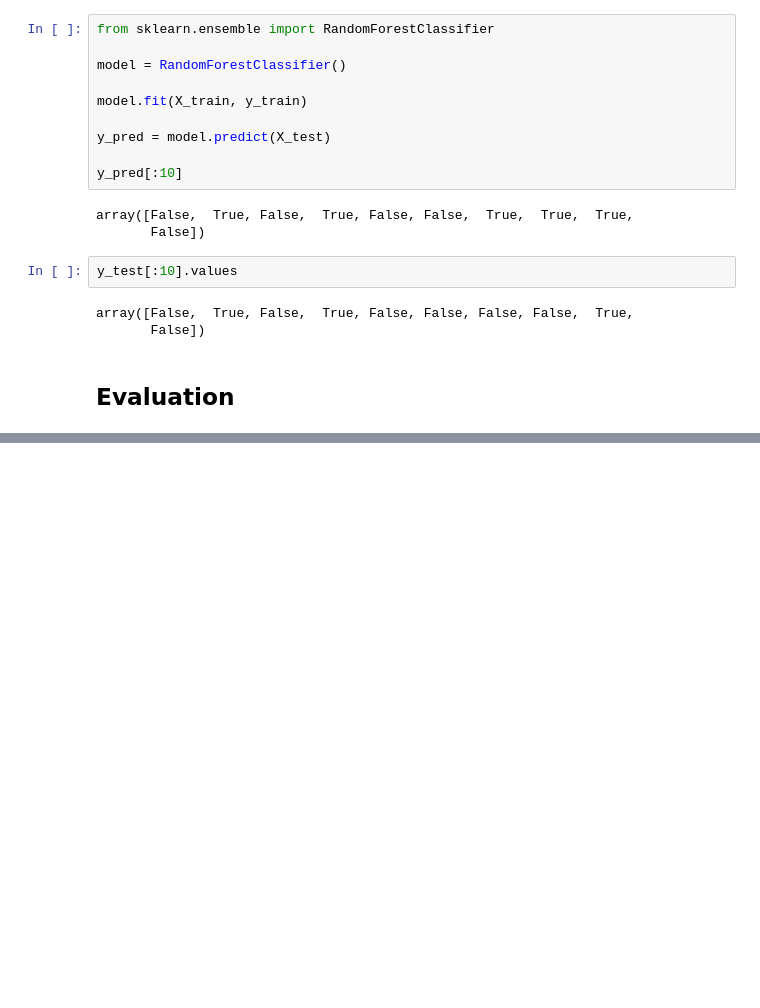
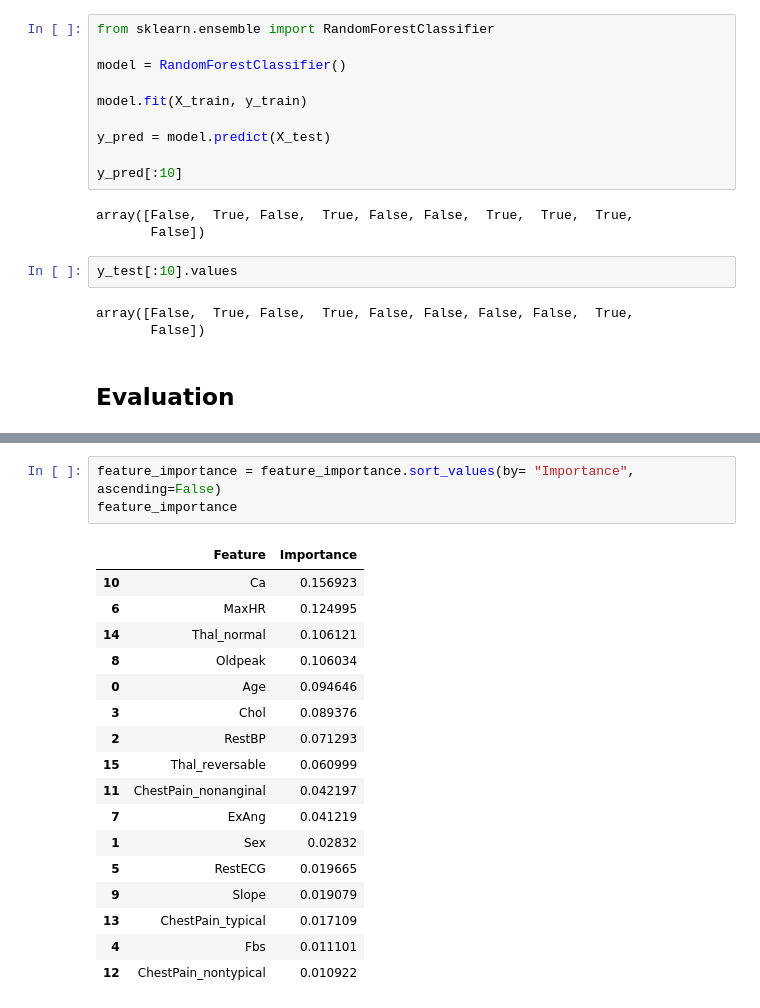
Before and after one commit to TonalLobster/AI_Engineering_Edwin_Lindblom, a Jupyter notebook: code_alongs/06_random_forest/random_forest.ipynb, the cells around one changed output, grey strips where cells are left out. Saved outputs shown, nothing was run; the diff lists cells and outputs as text; blank space fills up the shorter version.

```diff
--- a/code_alongs/06_random_forest/random_forest.ipynb
+++ b/code_alongs/06_random_forest/random_forest.ipynb
@@ -142,0 +194,21 @@ weighted avg       0.82      0.82      0.82        99
+# %%
+feature_importance = feature_importance.sort_values(by= "Importance", ascending=False)
+feature_importance
+# %% [output]
+|  | Feature | Importance |
+| 10 | Ca | 0.156923 |
+| 6 | MaxHR | 0.124995 |
+| 14 | Thal_normal | 0.106121 |
+| 8 | Oldpeak | 0.106034 |
+| 0 | Age | 0.094646 |
+| 3 | Chol | 0.089376 |
+| 2 | RestBP | 0.071293 |
+| 15 | Thal_reversable | 0.060999 |
+| 11 | ChestPain_nonanginal | 0.042197 |
+| 7 | ExAng | 0.041219 |
+| 1 | Sex | 0.02832 |
+| 5 | RestECG | 0.019665 |
+| 9 | Slope | 0.019079 |
+| 13 | ChestPain_typical | 0.017109 |
+| 4 | Fbs | 0.011101 |
+| 12 | ChestPain_nontypical | 0.010922 |
```
Also changed, not shown: parts of 10 cells of this notebook.
